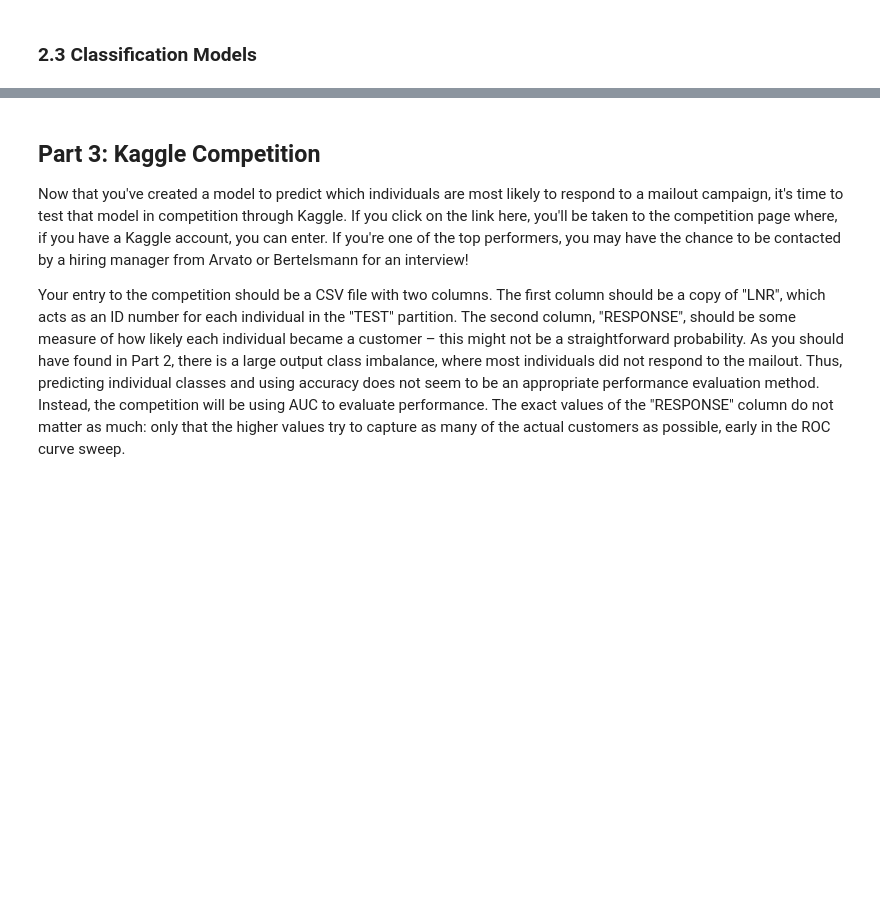
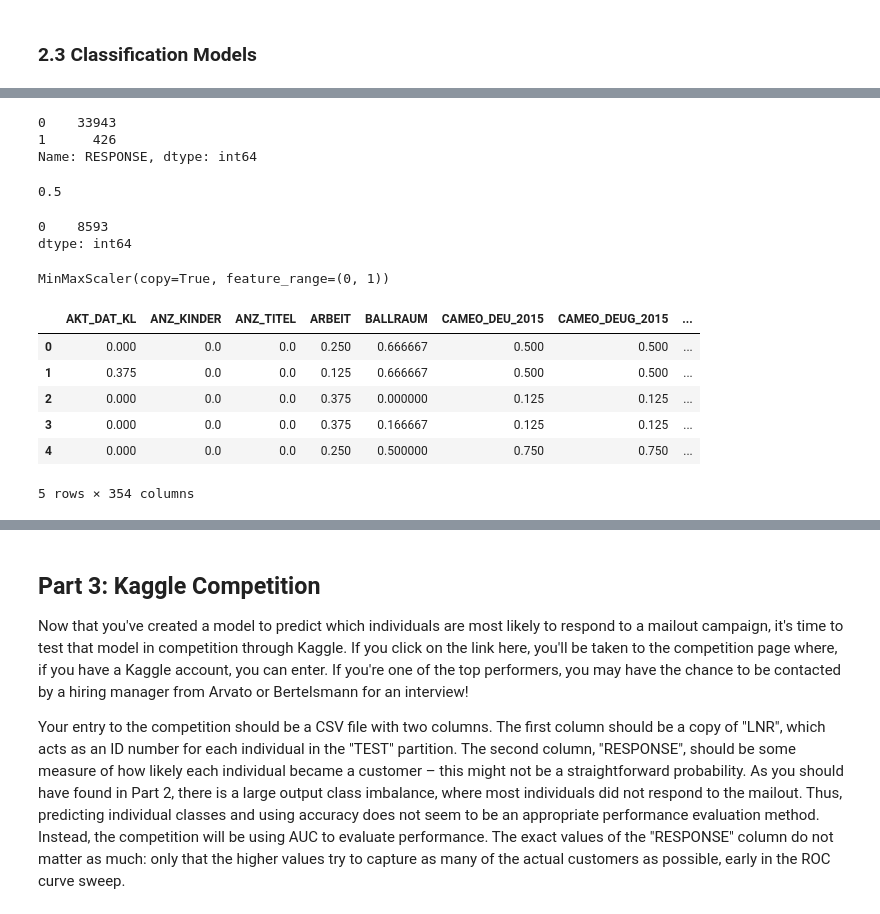
Before and after one commit to supulij/Arvato-Customer-Segmentation-for-mail-order, a Jupyter notebook: Arvato_Project_Colab.ipynb, the cells around one changed output, grey strips where cells are left out. Drawn from its saved outputs; the diff is of its cells as text; code cells hidden in the pictures; blank space fills up the shorter version.

```diff
--- a/Arvato_Project_Colab.ipynb
+++ b/Arvato_Project_Colab.ipynb
@@ -827,0 +884,37 @@ X_train, X_val, y_train, y_val = train_test_split(mailout_train, labels, stratif
+# %%
+pd.Series(y_train).value_counts()
+# %% [output]
+0    33943
+1      426
+Name: RESPONSE, dtype: int64
+# %%
+banchmark = RandomForestClassifier(random_state=10) #benchmark model
+banchmark.fit(X_train, y_train)
+y_pred = banchmark.predict(X_val)
+
+benchmark_score = roc_auc_score(y_val, y_pred) #get accuracy
+benchmark_score
+# %% [output]
+0.5
+# %%
+pd.Series(y_pred).value_counts()
+# %% [output]
+0    8593
+dtype: int64
+# %%
+scaler = MinMaxScaler()
+scaler.fit(azdias)
+# %% [output]
+MinMaxScaler(copy=True, feature_range=(0, 1))
+# %%
+scaled_train = pd.DataFrame(scaler.transform(cleaned_train), columns=cleaned_train.columns)
+# %%
+scaled_train.head()
+# %% [output]
+|  | AKT_DAT_KL | ANZ_KINDER | ANZ_TITEL | ARBEIT | BALLRAUM | CAMEO_DEU_2015 | CAMEO_DEUG_2015 | ... |
+| 0 | 0.000 | 0.0 | 0.0 | 0.250 | 0.666667 | 0.500 | 0.500 | ... |
+| 1 | 0.375 | 0.0 | 0.0 | 0.125 | 0.666667 | 0.500 | 0.500 | ... |
+| 2 | 0.000 | 0.0 | 0.0 | 0.375 | 0.000000 | 0.125 | 0.125 | ... |
+| 3 | 0.000 | 0.0 | 0.0 | 0.375 | 0.166667 | 0.125 | 0.125 | ... |
+| 4 | 0.000 | 0.0 | 0.0 | 0.250 | 0.500000 | 0.750 | 0.750 | ... |
+5 rows × 354 columns
```
Also changed, not shown: parts of 32 cells of this notebook.
